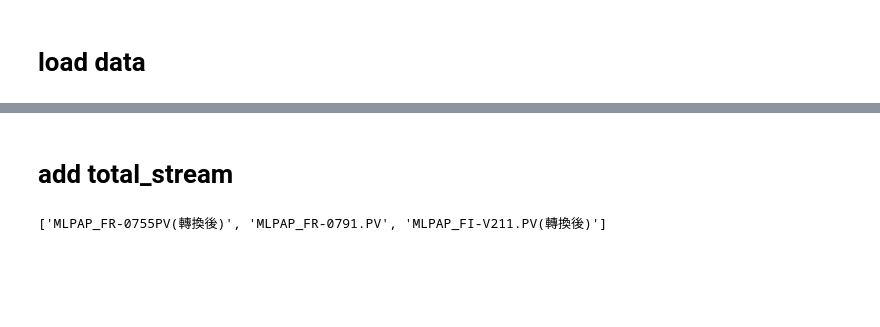
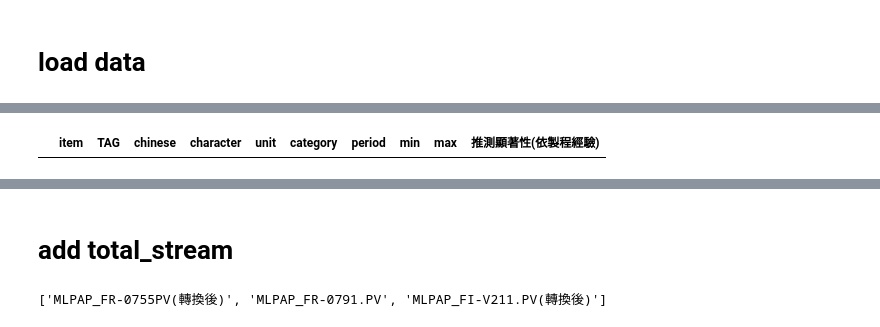
Before and after one commit to skywalker0803r/pa_0510, a Jupyter notebook: notebook/preprocessing.ipynb, the cells around one changed output, grey strips where cells are left out. Drawn from its saved outputs; the diff is of its cells as text; code cells hidden in the pictures; blank space fills up the shorter version.

```diff
--- a/notebook/preprocessing.ipynb
+++ b/notebook/preprocessing.ipynb
@@ -40,6 +40,10 @@ tag[tag.category=='可控制因子']
 | 88 | 89.0 | MLPAP_TJC-0757.PV | 反應器A/B側鹽浴溫度差 | 溫度 | ℃ | 可控制因子 | 1分鐘2筆 | -3 | 3 | *** |
 | 90 | 91.0 | MLPAP_TRC-0747.PV | E220出口溫度 | 溫度 | ℃ | 可控制因子 | 1分鐘2筆 | 100 | 200 | *** |
 | 94 | 5.0 | MLPAP_TJ-0757B.PV | 反應槽鹽浴溫度 | 溫度 | ℃ | 可控制因子 | 1分鐘2筆 | 345 | 365 | **** |
+# %%
+tag[tag.chinese.str.contains('環境溫度')]
+# %% [output]
+|  | item | TAG | chinese | character | unit | category | period | min | max | 推測顯著性(依製程經驗) |
 # %%
 df = pd.read_csv('../data/train_cleaned.csv',index_col=0,parse_dates=True)
 print(df.shape)
```
Also changed, not shown: parts of 10 cells of this notebook, 7 other files.
